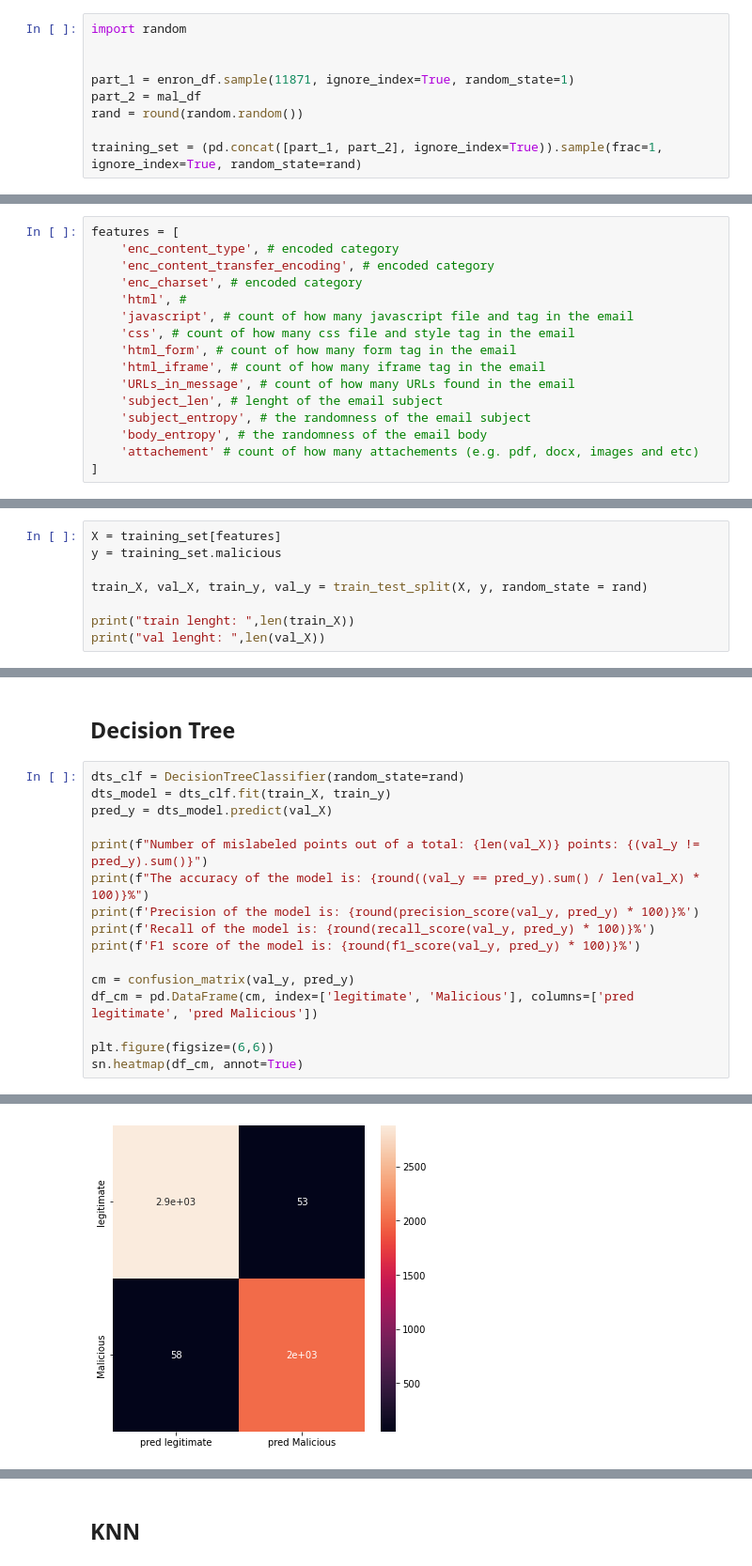
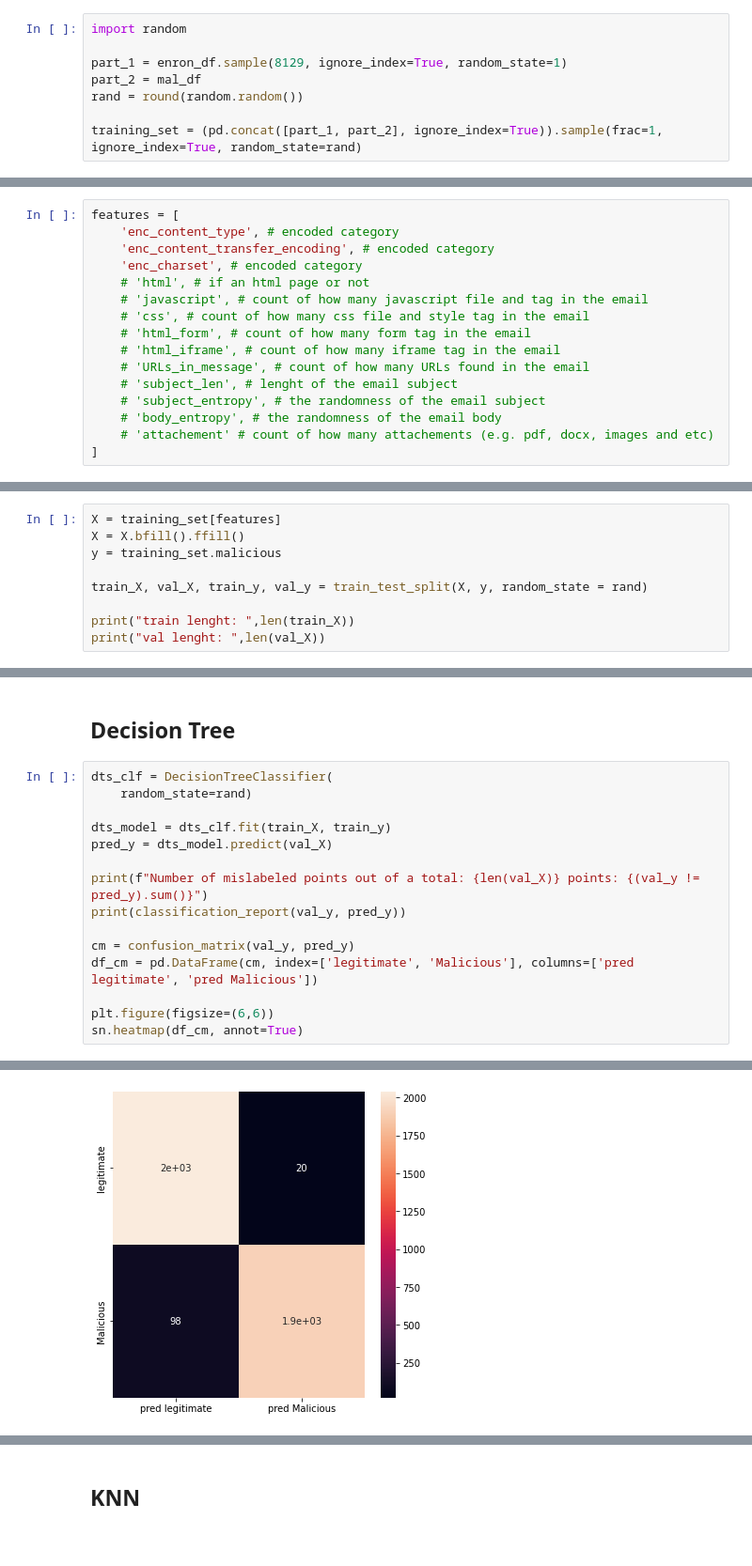
Before and after one commit to chandieka/PhishingClassifier, a Jupyter notebook: training.ipynb, the cells around one changed output, grey strips where cells are left out. Shown at 94% size. Cells and saved outputs as stored; diff of their text form.

```diff
--- a/training.ipynb
+++ b/training.ipynb
@@ -47,8 +56,7 @@ Create the Training sets by concating the malicious and legitimate datasets and
 # %%
 import random
 
-
-part_1 = enron_df.sample(11871, ignore_index=True, random_state=1)
+part_1 = enron_df.sample(8129, ignore_index=True, random_state=1)
 part_2 = mal_df
 rand = round(random.random())
 
@@ -72,16 +81,16 @@ features = [
     'enc_content_type', # encoded category
     'enc_content_transfer_encoding', # encoded category
     'enc_charset', # encoded category
-    'html', #
-    'javascript', # count of how many javascript file and tag in the email
-    'css', # count of how many css file and style tag in the email
-    'html_form', # count of how many form tag in the email
-    'html_iframe', # count of how many iframe tag in the email
-    'URLs_in_message', # count of how many URLs found in the email
-    'subject_len', # lenght of the email subject
-    'subject_entropy', # the randomness of the email subject
-    'body_entropy', # the randomness of the email body
-    'attachement' # count of how many attachements (e.g. pdf, docx, images and etc)
+    # 'html', # if an html page or not
+    # 'javascript', # count of how many javascript file and tag in the email
+    # 'css', # count of how many css file and style tag in the email
+    # 'html_form', # count of how many form tag in the email
+    # 'html_iframe', # count of how many iframe tag in the email
+    # 'URLs_in_message', # count of how many URLs found in the email
+    # 'subject_len', # lenght of the email subject
+    # 'subject_entropy', # the randomness of the email subject
+    # 'body_entropy', # the randomness of the email body
+    # 'attachement' # count of how many attachements (e.g. pdf, docx, images and etc)
 ]
 # %% [markdown]
 As you can see bellow, all features that are chosen is numeric
@@ -116,6 +115,7 @@ the training sets are split into 2, training and validation.
 the training set will contains 15000 row and validation set will contains 5000 row, with a ratio to 3:1
 # %%
 X = training_set[features]
+X = X.bfill().ffill()
 y = training_set.malicious
 
 train_X, val_X, train_y, val_y = train_test_split(X, y, random_state = rand)
@@ -152,15 +181,14 @@ the purpose of training different model is to make the comparison of the said al
 # %% [markdown]
 ## Decision Tree
 # %%
-dts_clf = DecisionTreeClassifier(random_state=rand)
+dts_clf = DecisionTreeClassifier(
+    random_state=rand)
+
 dts_model = dts_clf.fit(train_X, train_y)
 pred_y = dts_model.predict(val_X)
 
 print(f"Number of mislabeled points out of a total: {len(val_X)} points: {(val_y != pred_y).sum()}")
-print(f"The accuracy of the model is: {round((val_y == pred_y).sum() / len(val_X) * 100)}%")
-print(f'Precision of the model is: {round(precision_score(val_y, pred_y) * 100)}%')
-print(f'Recall of the model is: {round(recall_score(val_y, pred_y) * 100)}%')
-print(f'F1 score of the model is: {round(f1_score(val_y, pred_y) * 100)}%')
+print(classification_report(val_y, pred_y))
 
 cm = confusion_matrix(val_y, pred_y)
 df_cm = pd.DataFrame(cm, index=['legitimate', 'Malicious'], columns=['pred legitimate', 'pred Malicious'])
@@ -176,2 +208,2 @@ F1 score of the model is: 97%
 <AxesSubplot:>
-[figure, old version]
+[figure, new version]
```
Also changed, not shown: parts of 32 cells of this notebook, 6 other files.
